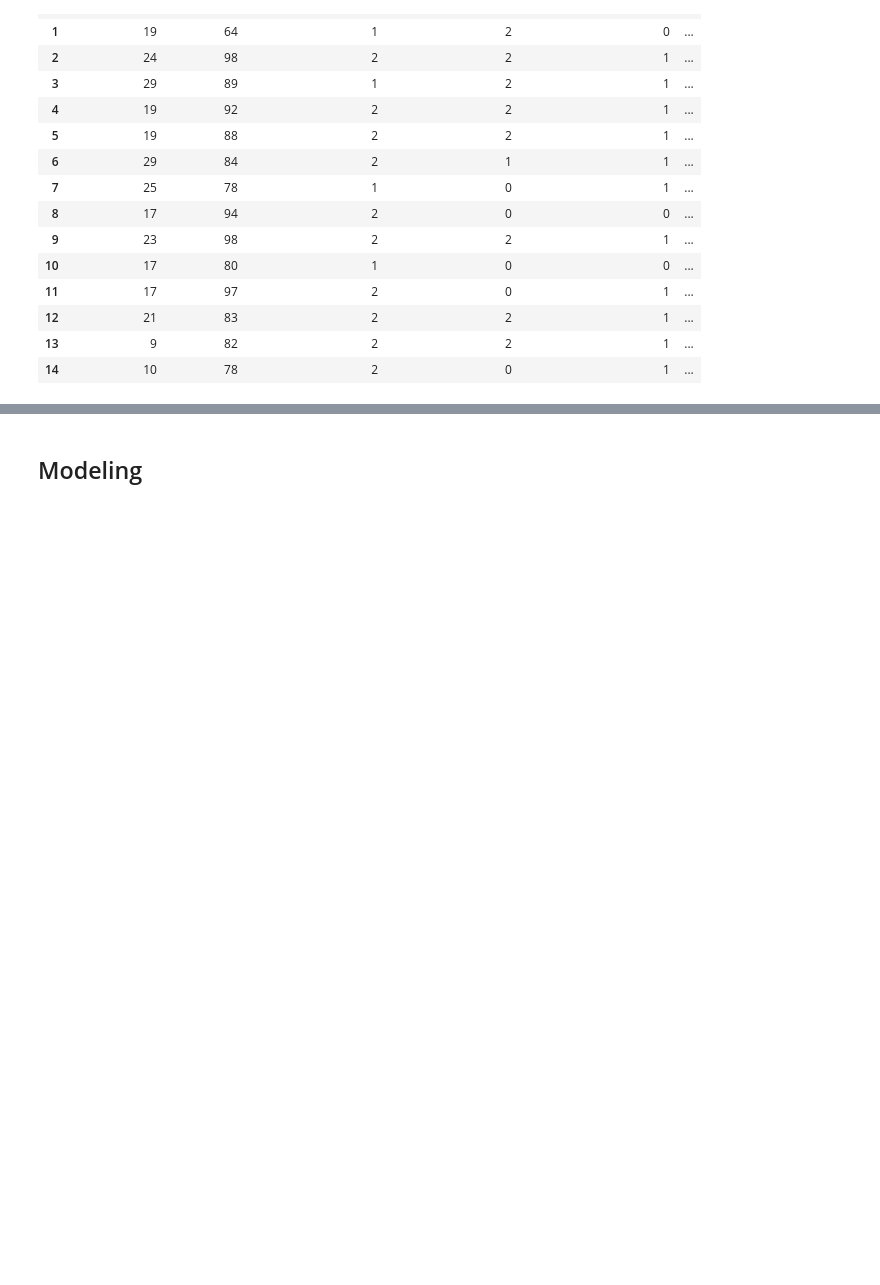
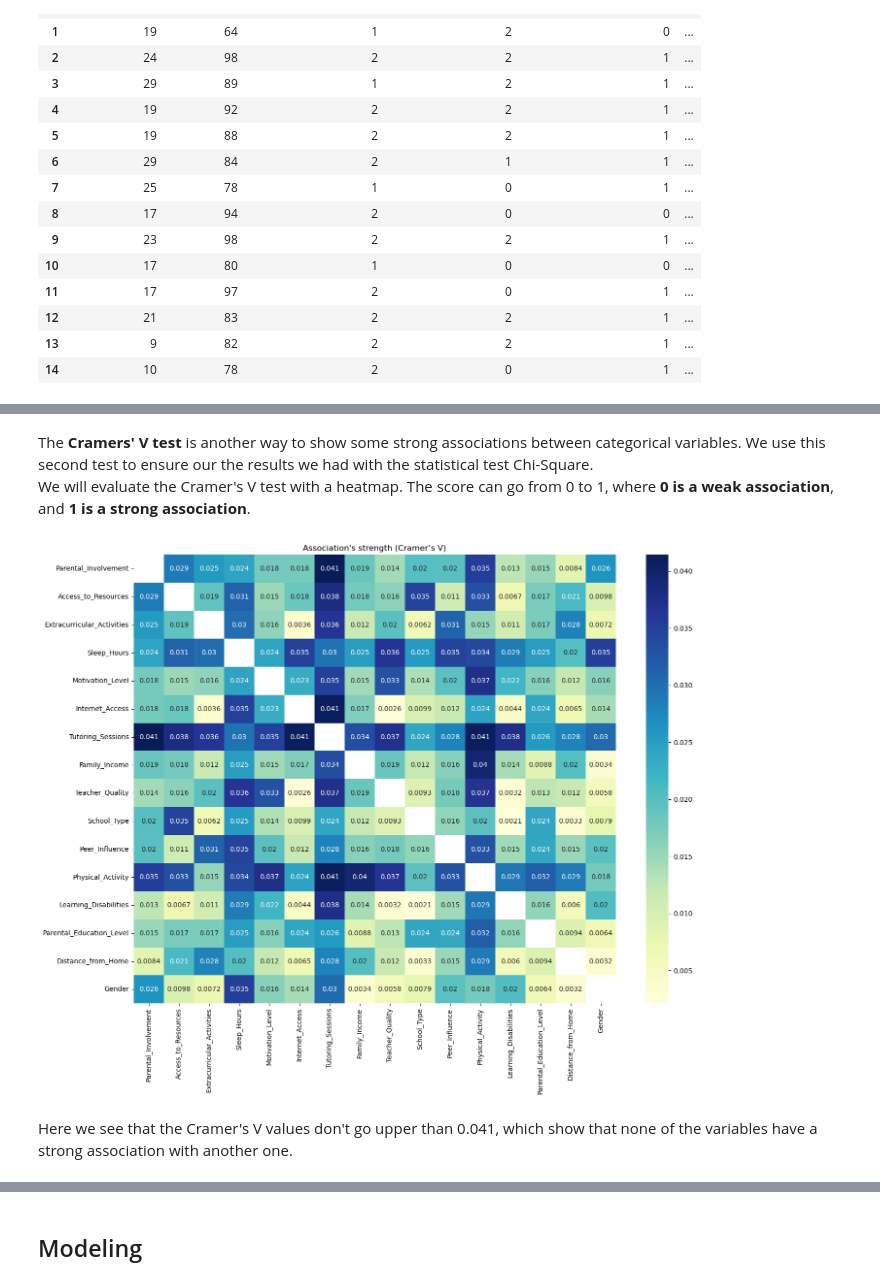
Before and after one commit to Louise726/DS-ML, a Jupyter notebook: DSML_Project.ipynb, the cells around one changed output, grey strips where cells are left out. Cells and saved outputs as stored; diff of their text form; code cells hidden in the pictures; blank space fills up the shorter version.

Commit message:
add chi and crumer methods. Comments on ridge are done. problem with ridge results interpretation. need to do : comments on lasso

```diff
--- a/DSML_Project.ipynb
+++ b/DSML_Project.ipynb
@@ -271,0 +328,35 @@ Heatmap was a bad idea for categorical attributes
+# %% [markdown]
+The **Cramers' V test** is another way to show some strong associations between categorical variables. We use this second test to ensure our the results we had with the statistical test Chi-Square.
+We will evaluate the Cramer's V test with a heatmap. The score can go from 0 to 1, where **0 is a weak association**, and **1 is a strong association**.
+# %%
+# Calculate the strength of the associations (Cramer's V)
+def cramers_v(chi2, n, k, r):
+    return np.sqrt(chi2 / (n * min(k-1, r-1)))
+
+def cramers_v_matrix(data):
+    cols = data.columns
+    cramers_v_matrix = pd.DataFrame(np.zeros((len(cols), len(cols))), columns=cols, index=cols)
+
+    for col1 in cols:
+        for col2 in cols:
+            if col1 != col2:
+                contingency_table = pd.crosstab(data[col1], data[col2])
+                chi2, p, dof, expected = chi2_contingency(contingency_table)
+                cramers_v_matrix.loc[col1, col2] = cramers_v(chi2, contingency_table.sum().sum(), contingency_table.shape[0], contingency_table.shape[1])
+            else:
+                cramers_v_matrix.loc[col1, col2] = np.nan
+
+    return cramers_v_matrix
+
+# Calcul du Cramer's V
+cramers_v_data = cramers_v_matrix(data_cat)
+
+# Heatmap du Cramer's V
+plt.figure(figsize=(16, 12))
+sns.heatmap(cramers_v_data, annot=True, cmap='YlGnBu', cbar=True)
+plt.title("Association's strength (Cramer’s V)")
+plt.show()
+# %% [output]
+[figure, added]
+# %% [markdown]
+Here we see that the Cramer's V values don't go upper than 0.041, which show that none of the variables have a strong association with another one.
```
Also changed, not shown: parts of 20 cells of this notebook.
